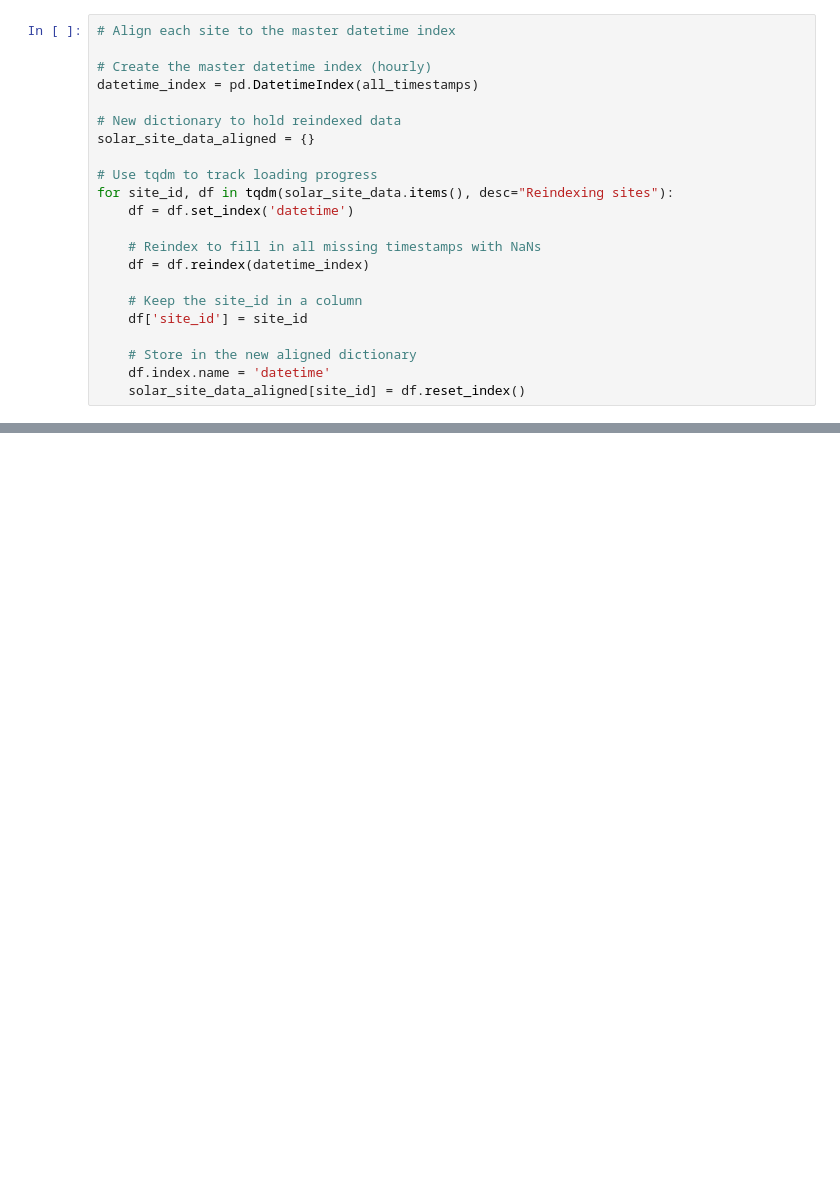
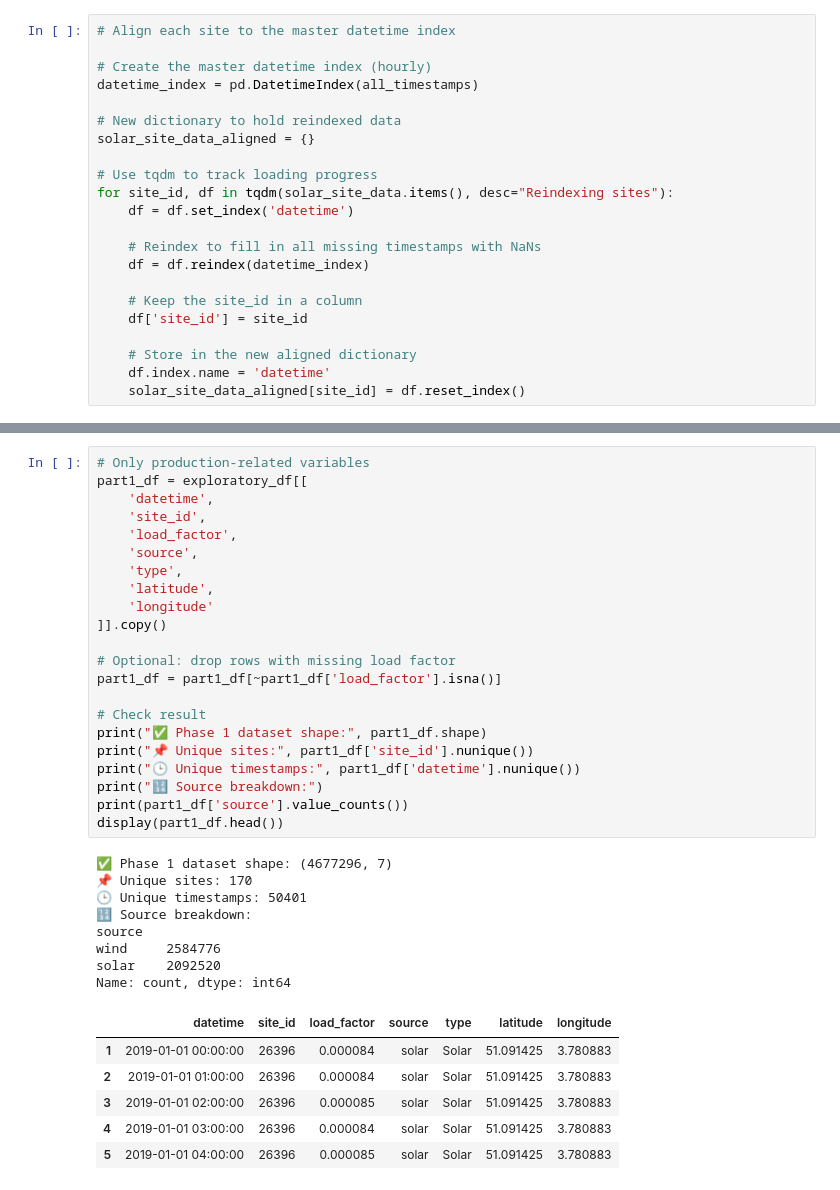
Before and after one commit to helhendawy/QDC-Lib, a Jupyter notebook: Comprehensive CODE.ipynb, the cells around one changed output, grey strips where cells are left out. Cells and saved outputs as stored; diff of their text form; blank space fills up the shorter version.

```diff
--- a/Comprehensive CODE.ipynb
+++ b/Comprehensive CODE.ipynb
@@ -323,0 +616,37 @@ display(solar_all_df.head())
+# %%
+# Only production-related variables
+part1_df = exploratory_df[[
+    'datetime',
+    'site_id',
+    'load_factor',
+    'source',
+    'type',
+    'latitude',
+    'longitude'
+]].copy()
+
+# Optional: drop rows with missing load factor
+part1_df = part1_df[~part1_df['load_factor'].isna()]
+
+# Check result
+print("✅ Phase 1 dataset shape:", part1_df.shape)
+print("📌 Unique sites:", part1_df['site_id'].nunique())
+print("🕒 Unique timestamps:", part1_df['datetime'].nunique())
+print("🔢 Source breakdown:")
+print(part1_df['source'].value_counts())
+display(part1_df.head())
+# %% [output]
+✅ Phase 1 dataset shape: (4677296, 7)
+📌 Unique sites: 170
+🕒 Unique timestamps: 50401
+🔢 Source breakdown:
+source
+wind     2584776
+solar    2092520
+Name: count, dtype: int64
+|  | datetime | site_id | load_factor | source | type | latitude | longitude |
+| 1 | 2019-01-01 00:00:00 | 26396 | 0.000084 | solar | Solar | 51.091425 | 3.780883 |
+| 2 | 2019-01-01 01:00:00 | 26396 | 0.000084 | solar | Solar | 51.091425 | 3.780883 |
+| 3 | 2019-01-01 02:00:00 | 26396 | 0.000085 | solar | Solar | 51.091425 | 3.780883 |
+| 4 | 2019-01-01 03:00:00 | 26396 | 0.000084 | solar | Solar | 51.091425 | 3.780883 |
+| 5 | 2019-01-01 04:00:00 | 26396 | 0.000085 | solar | Solar | 51.091425 | 3.780883 |
```
Also changed, not shown: parts of 9 cells of this notebook, 2 other files.
